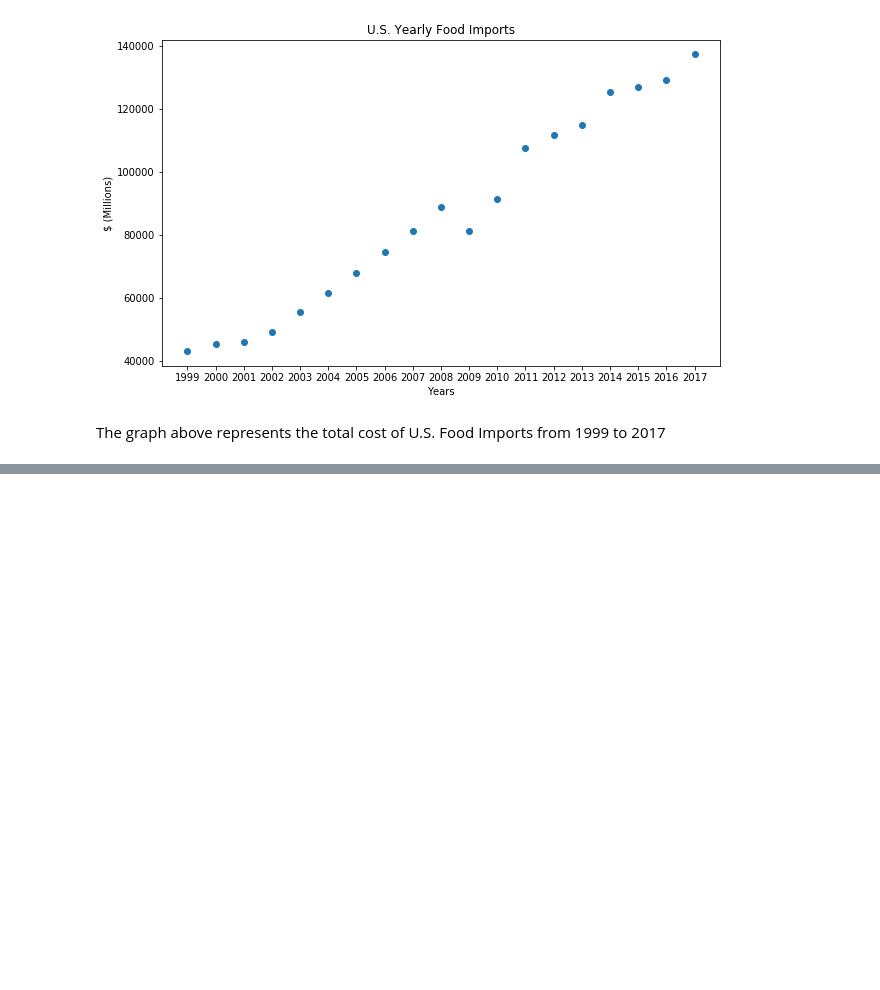
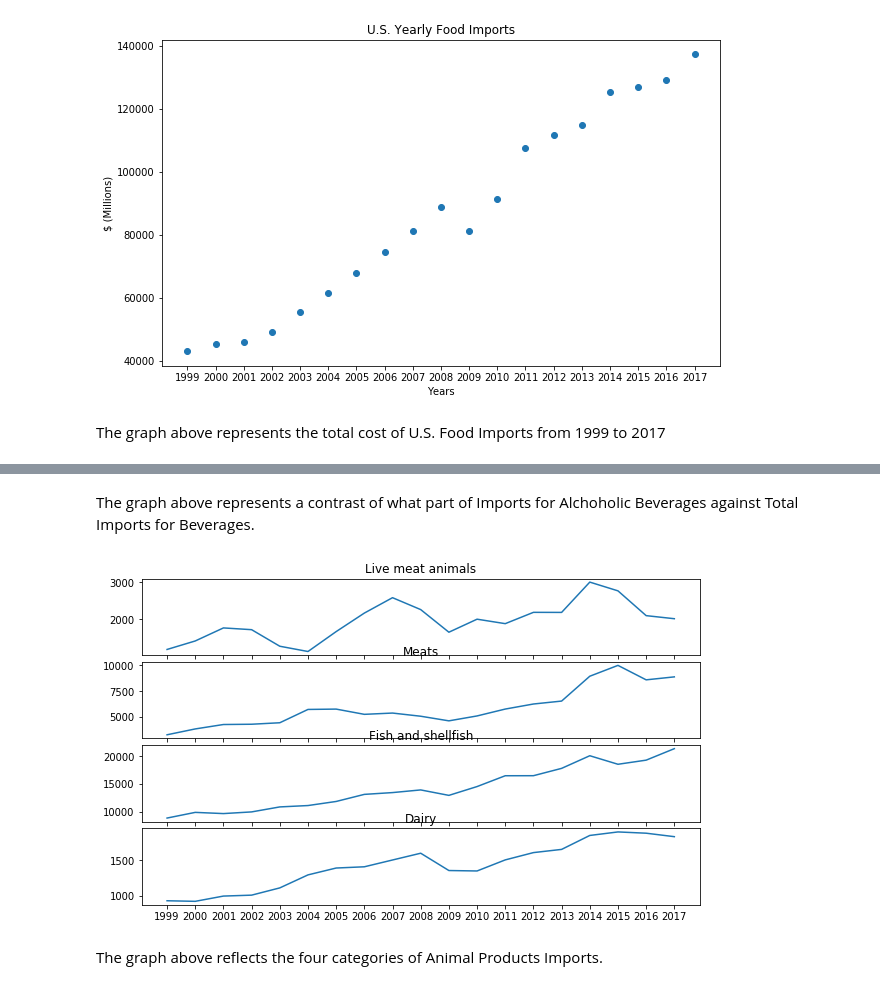
Before and after one commit to globoblanco/Thinkful, a Jupyter notebook: Unit 2 - Project.ipynb, the cells around one changed output, grey strips where cells are left out. Cells and saved outputs as stored; diff of their text form; code cells hidden in the pictures; blank space fills up the shorter version.

```diff
--- a/Unit 2 - Project.ipynb
+++ b/Unit 2 - Project.ipynb
@@ -47,0 +61,29 @@ The graph above represents the total cost of U.S. Food Imports from 1999 to 2017
+# %% [markdown]
+The graph above represents a contrast of what part of Imports for Alchoholic Beverages against Total Imports for Beverages.
+# %%
+f, (ax1, ax2, ax3, ax4) = plt.subplots(4, sharex=True, sharey=True)
+
+ax1 = plt.subplot2grid((8, 1), (0, 0), rowspan = 2, colspan = 1)
+ax2 = plt.subplot2grid((8, 1), (2, 0), rowspan = 2, colspan = 1)
+ax3 = plt.subplot2grid((8, 1), (4, 0), rowspan = 2, colspan = 1)
+ax4 = plt.subplot2grid((8, 1), (6, 0), rowspan = 2, colspan = 1)
+
+ax1.plot(x, df.loc['Live meat animals'], label = 'Live meat animals')
+
+ax2.plot(x, df.loc['Meats'], label = 'Meats')
+
+ax3.plot(x, df.loc['Fish and shellfish'], label = 'Fish and shellfish')
+
+ax4.plot(x, df.loc['Dairy'], label = 'Dairy')
+#plt.legend([ax1, ax2, ax3, ax4], ['Live meat animals', 'Meats', 'Fish and shellfish', 'Dairy'])
+
+ax1.set_title('Live meat animals')
+ax2.set_title('Meats')
+ax3.set_title('Fish and shellfish')
+ax4.set_title('Dairy')
+
+plt.show()
+# %% [output]
+[figure, added]
+# %% [markdown]
+The graph above reflects the four categories of Animal Products Imports.
```
Also changed, not shown: parts of 2 cells of this notebook.
